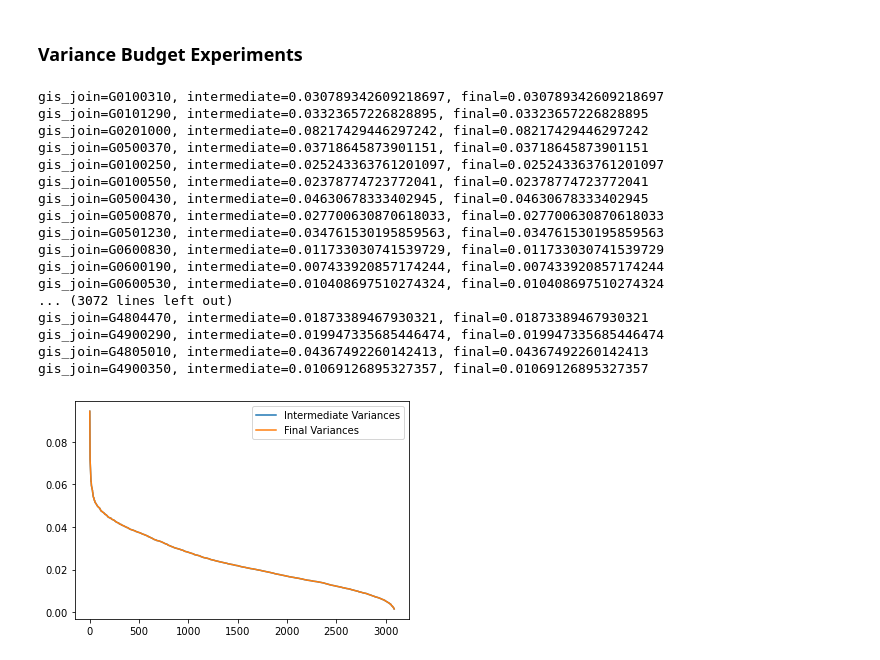
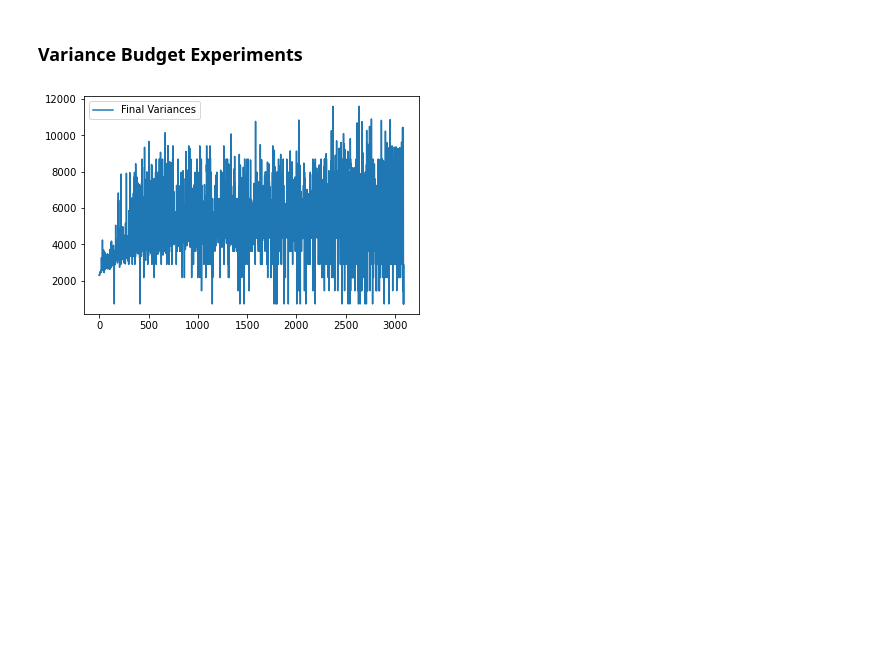
Before and after one commit to Project-Sustain/validation-service, a Jupyter notebook: benchmarks/benchmarks.ipynb, the cells around one changed output. Drawn from its saved outputs; the diff is of its cells as text; code cells hidden in the pictures; blank space fills up the shorter version.

Commit message:
Plotting

```diff
--- a/benchmarks/benchmarks.ipynb
+++ b/benchmarks/benchmarks.ipynb
@@ -198,48 +198,27 @@ Total response duration for no_budgets/job_mode_multiprocessing: 39.810959880705
 # %%
 intermediate_response_filename = "variance_budgets/test/intermediate_response.json"
 final_response_filename = "variance_budgets/test/response.json"
 
 with open(intermediate_response_filename, "r") as f:
     intermediate_data = json.load(f)
 
 with open(final_response_filename, "r") as f:
     final_data = json.load(f)
 
 intermediate_variances = {}
 for metric in intermediate_data["initial_response_metrics"]:
     intermediate_variances[metric["gis_join"]] = metric["variance"]
 
-final_variances = {}
+final_metrics = []
 for worker_response in final_data["worker_responses"]:
     for metric in worker_response["metrics"]:
-        final_variances[metric["gis_join"]] = metric["variance"]
+        final_metrics.append((metric["gis_join"], metric["variance"], metric["allocation"], metric["loss"]))
 
-for gis_join, final_variance in final_variances.items():
-    print(f"gis_join={gis_join}, intermediate={intermediate_variances[gis_join]}, final={final_variance}")
+final_metrics.sort(key=lambda y: y[1])
 
-sorted_intermediate_variances = sorted(list(intermediate_variances.values()), reverse=True)
-sorted_final_variances = sorted(list(final_variances.values()), reverse=True)
 
-plt.plot(sorted_intermediate_variances, label="Intermediate Variances")
-plt.plot(sorted_final_variances, label="Final Variances")
+plt.plot([int(x[2]) for x in final_metrics], label="Final Variances")
 plt.legend()
 plt.show()
 # %% [output]
-gis_join=G0100310, intermediate=0.030789342609218697, final=0.030789342609218697
-gis_join=G0101290, intermediate=0.03323657226828895, final=0.03323657226828895
-gis_join=G0201000, intermediate=0.08217429446297242, final=0.08217429446297242
-gis_join=G0500370, intermediate=0.03718645873901151, final=0.03718645873901151
-gis_join=G0100250, intermediate=0.025243363761201097, final=0.025243363761201097
-gis_join=G0100550, intermediate=0.02378774723772041, final=0.02378774723772041
-gis_join=G0500430, intermediate=0.04630678333402945, final=0.04630678333402945
-gis_join=G0500870, intermediate=0.027700630870618033, final=0.027700630870618033
-gis_join=G0501230, intermediate=0.034761530195859563, final=0.034761530195859563
-gis_join=G0600830, intermediate=0.011733030741539729, final=0.011733030741539729
-gis_join=G0600190, intermediate=0.007433920857174244, final=0.007433920857174244
-gis_join=G0600530, intermediate=0.010408697510274324, final=0.010408697510274324
-... (3072 lines left out)
-gis_join=G4804470, intermediate=0.01873389467930321, final=0.01873389467930321
-gis_join=G4900290, intermediate=0.019947335685446474, final=0.019947335685446474
-gis_join=G4805010, intermediate=0.04367492260142413, final=0.04367492260142413
-gis_join=G4900350, intermediate=0.01069126895327357, final=0.01069126895327357
-[figure, old version]
+[figure, new version]
```
